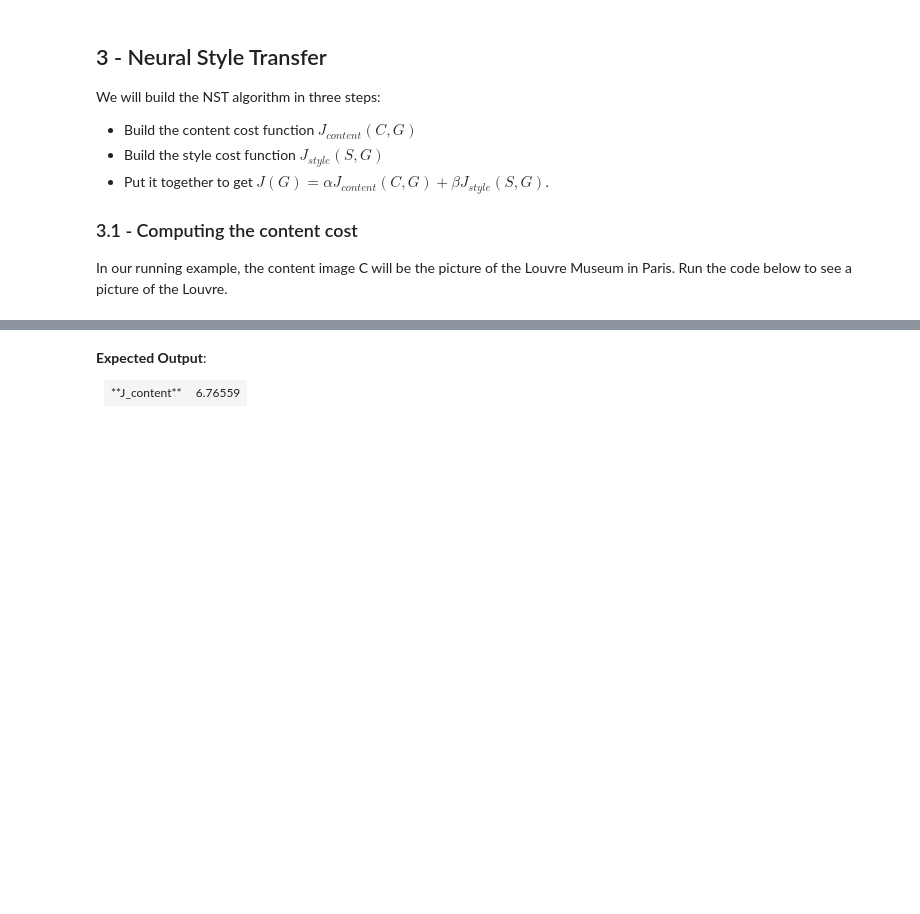
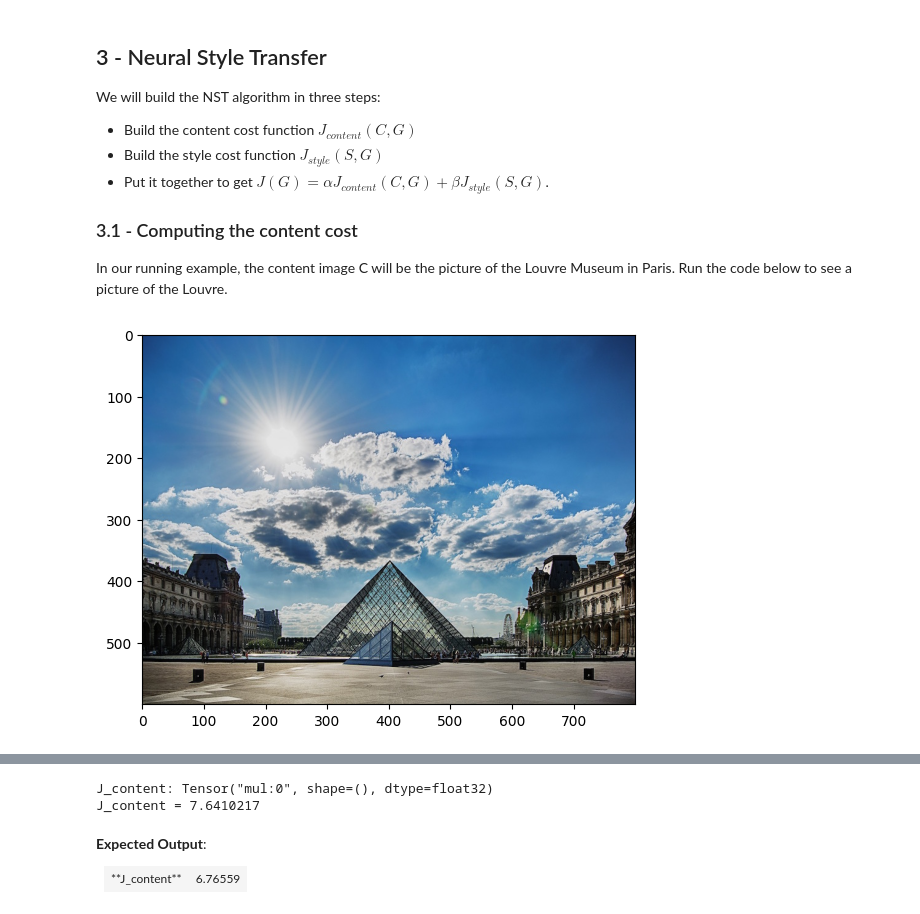
Before and after one commit to qbdl/deeplearning-ai-Notes-Homework, a Jupyter notebook: code_homework/04.卷积神经网络/第4周 特殊应用：人脸识别和神经风格转换/编程作业/Neural Style Transfer/Art Generation with Neural Style Transfer-v1.ipynb, the cells around one changed output, grey strips where cells are left out. Saved outputs shown, nothing was run; the diff lists cells and outputs as text; code cells hidden in the pictures; blank space fills up the shorter version.

```diff
--- a/code_homework/04.卷积神经网络/第4周 特殊应用：人脸识别和神经风格转换/编程作业/Neural Style Transfer/Art Generation with Neural Style Transfer-v1.ipynb
+++ b/code_homework/04.卷积神经网络/第4周 特殊应用：人脸识别和神经风格转换/编程作业/Neural Style Transfer/Art Generation with Neural Style Transfer-v1.ipynb
@@ -90,8 +90,13 @@ We will build the NST algorithm in three steps:
 
 In our running example, the content image C will be the picture of the Louvre Museum in Paris. Run the code below to see a picture of the Louvre.
 # %%
-content_image = scipy.misc.imread("images/louvre.jpg")
-imshow(content_image)
+import imageio
+# content_image = scipy.misc.imread("images/louvre.jpg")
+content_image = imageio.imread("images/louvre.jpg")
+plt.imshow(content_image)
+plt.show()
+# %% [output]
+[figure, added]
 # %% [markdown]
 The content image (C) shows the Louvre museum's pyramid surrounded by old Paris buildings, against a sunny sky with a few clouds.
 
@@ -146,14 +152,17 @@ def compute_content_cost(a_C, a_G):
 
     return J_content
 # %%
-tf.reset_default_graph()
+tf.compat.v1.reset_default_graph()
 
-with tf.Session() as test:
-    tf.set_random_seed(1)
-    a_C = tf.random_normal([1, 4, 4, 3], mean=1, stddev=4)
-    a_G = tf.random_normal([1, 4, 4, 3], mean=1, stddev=4)
+with tf.compat.v1.Session() as test:
+    tf.compat.v1.set_random_seed(1)
+    a_C = tf.compat.v1.random_normal([1, 4, 4, 3], mean=1, stddev=4)
+    a_G = tf.compat.v1.random_normal([1, 4, 4, 3], mean=1, stddev=4)
     J_content = compute_content_cost(a_C, a_G)
     print("J_content = " + str(J_content.eval()))
+# %% [output]
+J_content: Tensor("mul:0", shape=(), dtype=float32)
+J_content = 7.6410217
 # %% [markdown]
 **Expected Output**:
 
```
Also changed, not shown: parts of 19 cells of this notebook, 12 other files.
